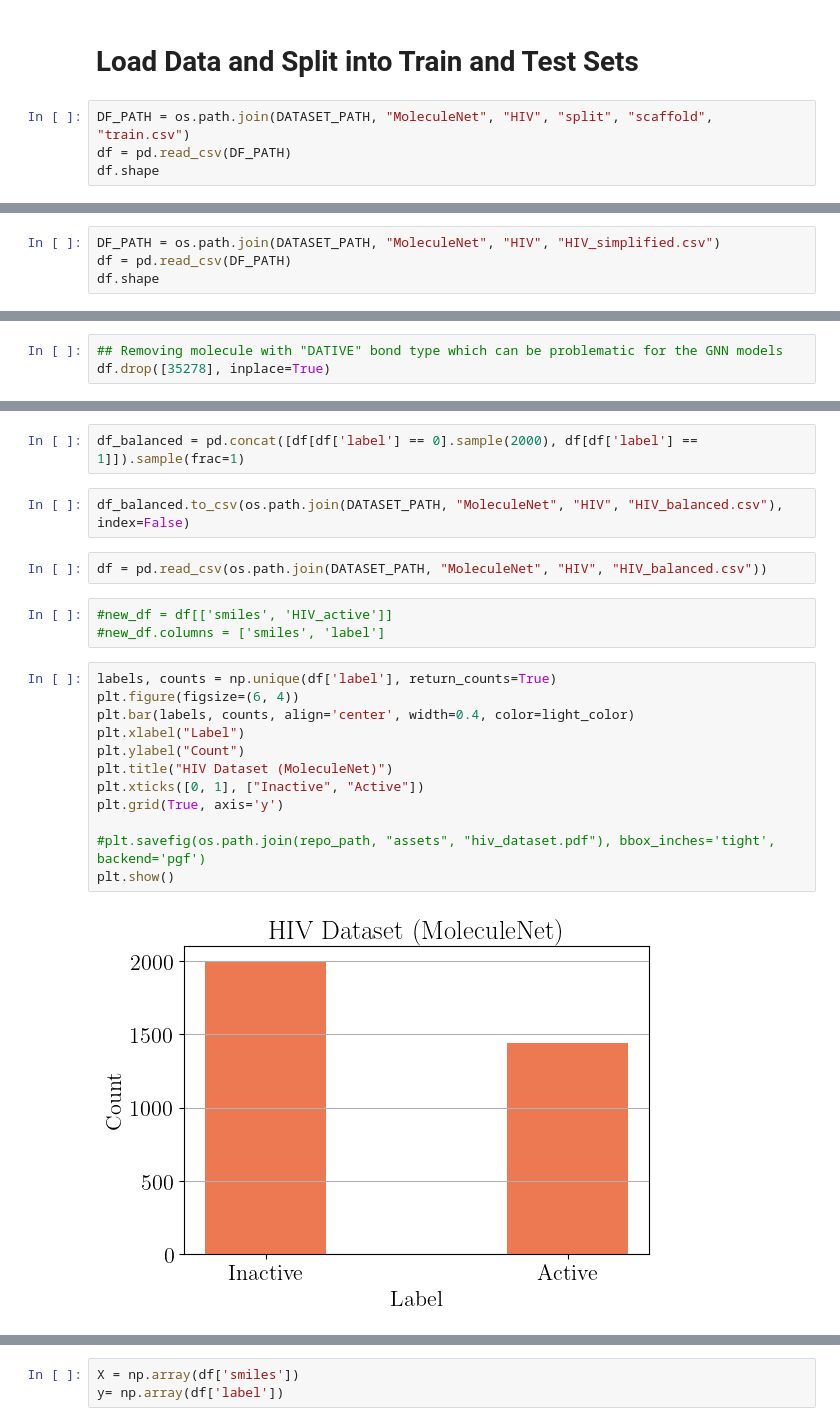
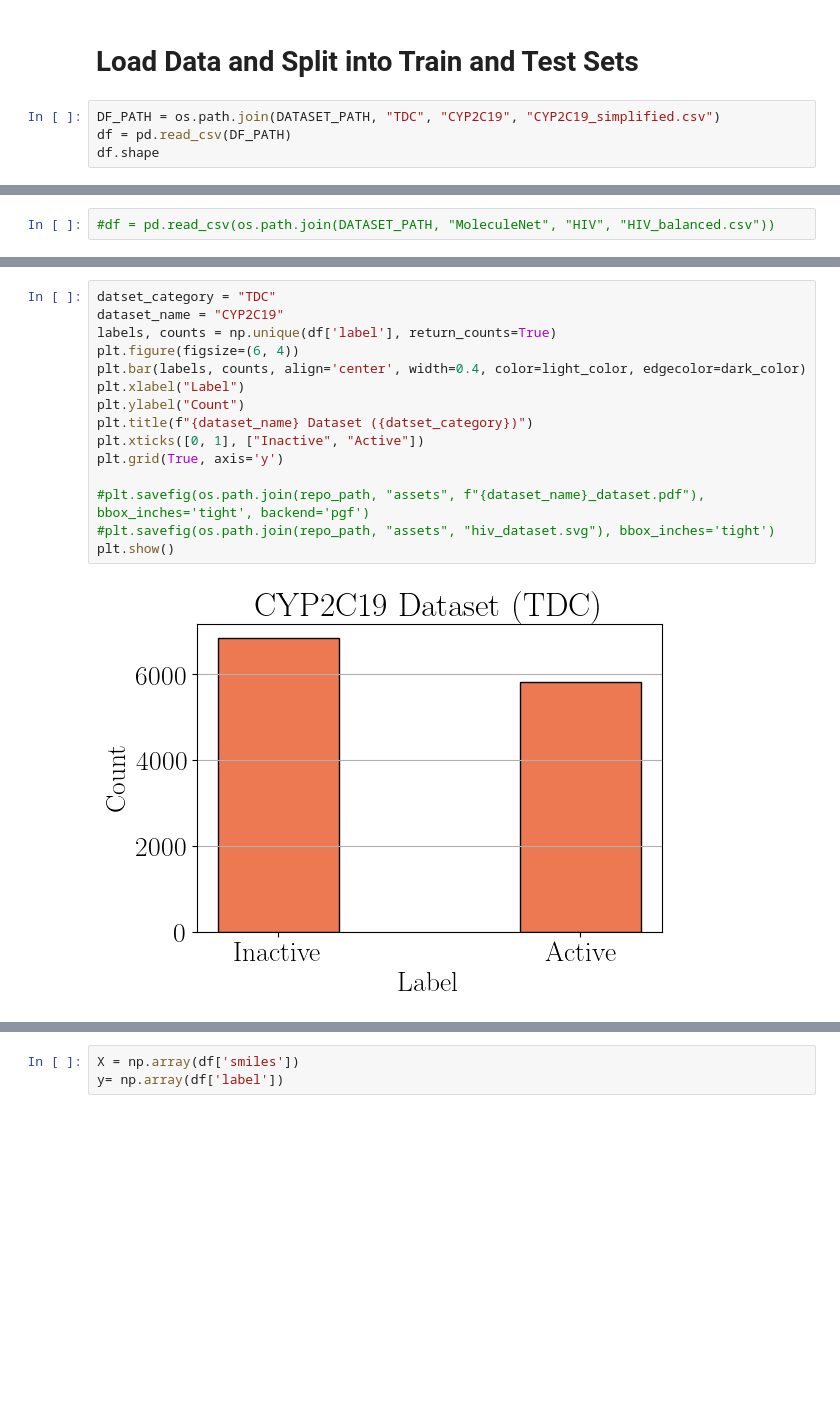
Before and after one commit to HFooladi/ALineMol, a Jupyter notebook: notebooks/example.ipynb, the cells around one changed output, grey strips where cells are left out. Drawn from its saved outputs; the diff is of its cells as text; blank space fills up the shorter version.

```diff
--- a/notebooks/example.ipynb
+++ b/notebooks/example.ipynb
@@ -46,7 +50,7 @@ matplotlib.rcParams.update(
 # %% [markdown]
 # Load Data and Split into Train and Test Sets
 # %%
-DF_PATH = os.path.join(DATASET_PATH, "MoleculeNet", "HIV", "split", "scaffold", "train.csv")
+DF_PATH = os.path.join(DATASET_PATH, "TDC", "CYP2C19", "CYP2C19_simplified.csv")
 df = pd.read_csv(DF_PATH)
 df.shape
 # %% [output]
@@ -54,4 +62,2 @@ df.shape
 # %%
-DF_PATH = os.path.join(DATASET_PATH, "MoleculeNet", "HIV", "HIV_simplified.csv")
-df = pd.read_csv(DF_PATH)
-df.shape
+#df = pd.read_csv(os.path.join(DATASET_PATH, "MoleculeNet", "HIV", "HIV_balanced.csv"))
@@ -60,3 +63,0 @@ df.shape
-# %%
-## Removing molecule with "DATIVE" bond type which can be problematic for the GNN models
-df.drop([35278], inplace=True)
@@ -67,23 +64,17 @@ print(df.shape)
-# %%
-df_balanced = pd.concat([df[df['label'] == 0].sample(2000), df[df['label'] == 1]]).sample(frac=1)
-# %%
-df_balanced.to_csv(os.path.join(DATASET_PATH, "MoleculeNet", "HIV", "HIV_balanced.csv"), index=False)
-# %%
-df = pd.read_csv(os.path.join(DATASET_PATH, "MoleculeNet", "HIV", "HIV_balanced.csv"))
-# %%
-#new_df = df[['smiles', 'HIV_active']]
-#new_df.columns = ['smiles', 'label']
 # %%
+datset_category = "TDC"
+dataset_name = "CYP2C19"
 labels, counts = np.unique(df['label'], return_counts=True)
 plt.figure(figsize=(6, 4))
-plt.bar(labels, counts, align='center', width=0.4, color=light_color)
+plt.bar(labels, counts, align='center', width=0.4, color=light_color, edgecolor=dark_color)
 plt.xlabel("Label")
 plt.ylabel("Count")
-plt.title("HIV Dataset (MoleculeNet)")
+plt.title(f"{dataset_name} Dataset ({datset_category})")
 plt.xticks([0, 1], ["Inactive", "Active"])
 plt.grid(True, axis='y')
 
-#plt.savefig(os.path.join(repo_path, "assets", "hiv_dataset.pdf"), bbox_inches='tight', backend='pgf')
+#plt.savefig(os.path.join(repo_path, "assets", f"{dataset_name}_dataset.pdf"), bbox_inches='tight', backend='pgf')
+#plt.savefig(os.path.join(repo_path, "assets", "hiv_dataset.svg"), bbox_inches='tight')
 plt.show()
 # %% [output]
-[figure, old version]
+[figure, new version]
```
Also changed, not shown: parts of 49 cells of this notebook, 3 other files.
